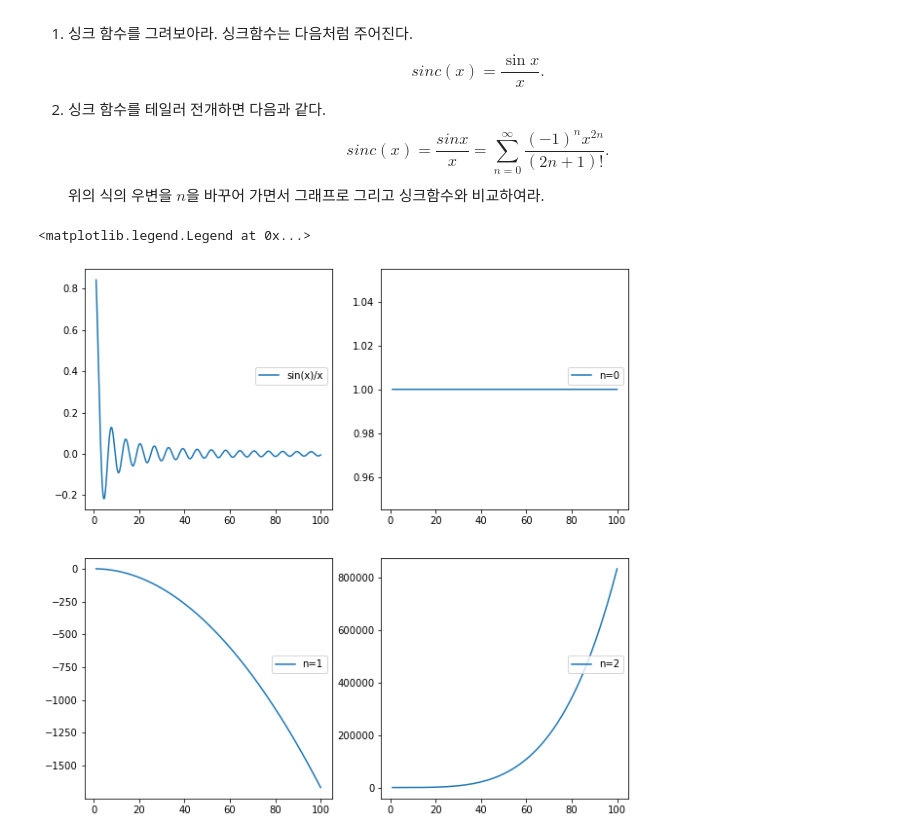
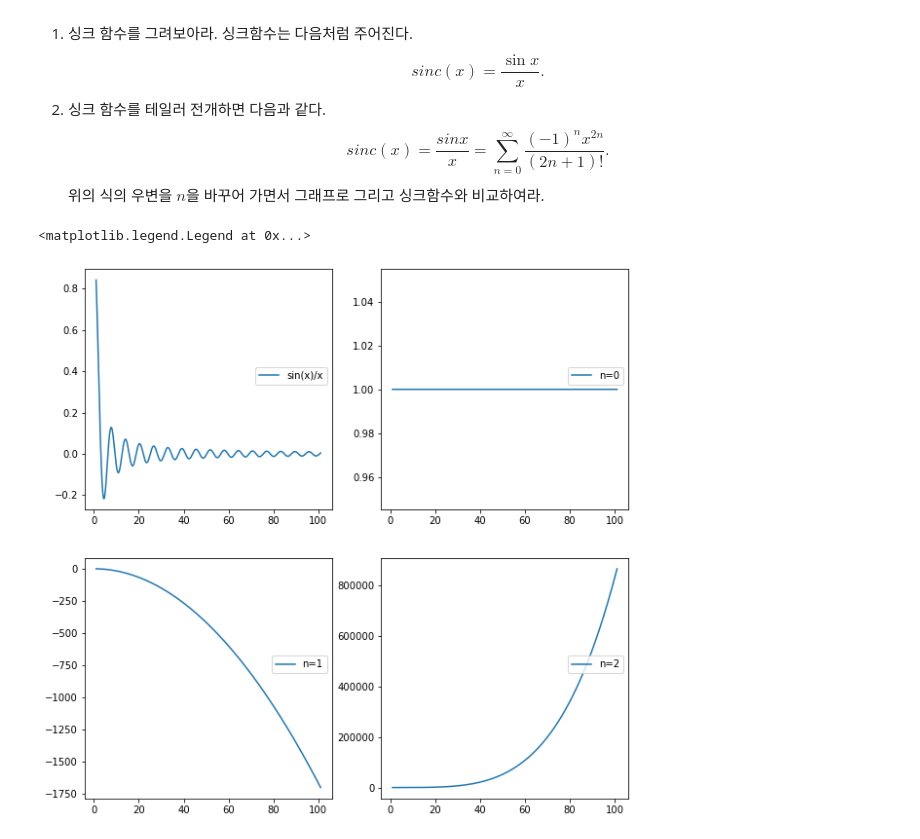
Before and after one commit to pijunseung/2021_cphys1, a Jupyter notebook: hw3.ipynb, the cells around one changed output. Cells and saved outputs as stored; diff of their text form; code cells hidden in the pictures.

```diff
--- a/hw3.ipynb
+++ b/hw3.ipynb
@@ -72,27 +72,27 @@ plt.legend(loc='best', bbox_to_anchor=(1, 0.5))
 # %%
 def facto(n):
     f = 1.0
     for i in range(1,2*n+2):
         f *= i
     return f
 
 plt.figure(figsize=(10, 10))
-x=np.arange(1,100,0.01)
+x=np.arange(1,101,0.01)
 plt.subplot(221)
 plt.plot(x,np.sin(x)/x, label = 'sin(x)/x')
 plt.legend(loc='lower right', bbox_to_anchor=(1, 0.5))
 
 plt.subplot(222)
 plt.plot(x, (((-1)**0)*(x**(2*0)))/facto(0), label = 'n=0')
 plt.legend(loc='lower right', bbox_to_anchor=(1, 0.5))
 
 plt.subplot(223)
 plt.plot(x, (((-1)**1)*(x**(2*1)))/facto(1), label = 'n=1')
 plt.legend(loc='lower right', bbox_to_anchor=(1, 0.5))
 
 plt.subplot(224)
 plt.plot(x, (((-1)**2)*(x**(2*2)))/facto(2), label = 'n=2')
 plt.legend(loc='lower right', bbox_to_anchor=(1, 0.5))
 # %% [output]
 <matplotlib.legend.Legend at 0x...>
-[figure, old version]
+[figure, new version]
```
Also changed, not shown: parts of 1 cell of this notebook.
